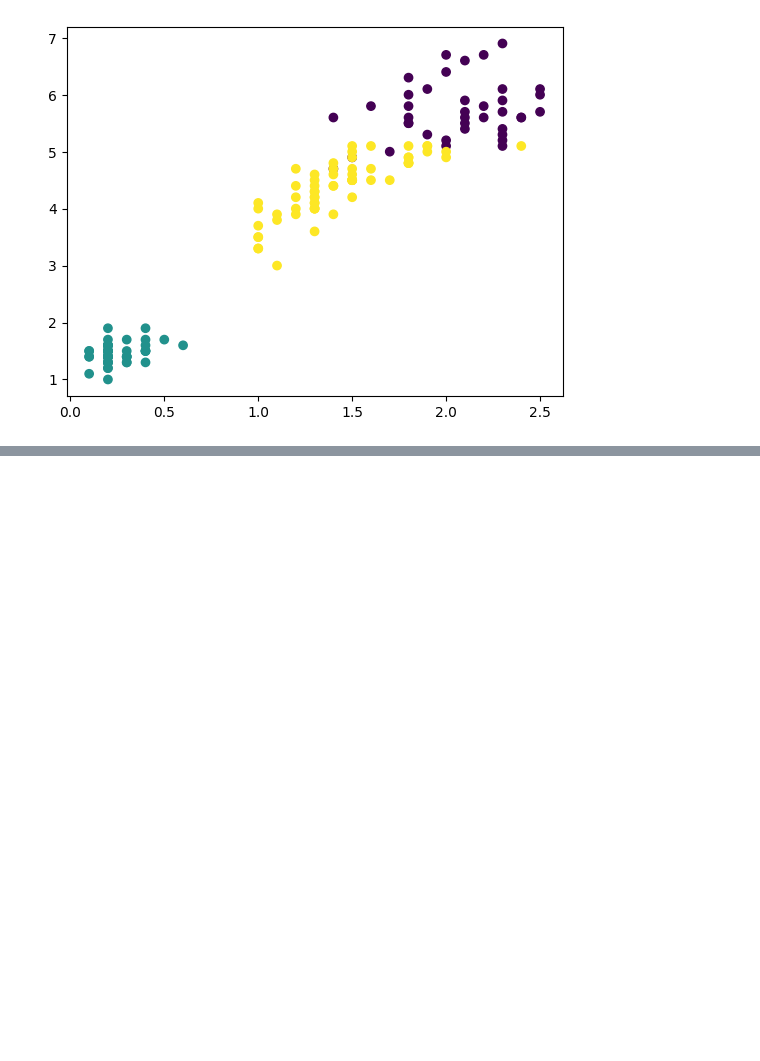
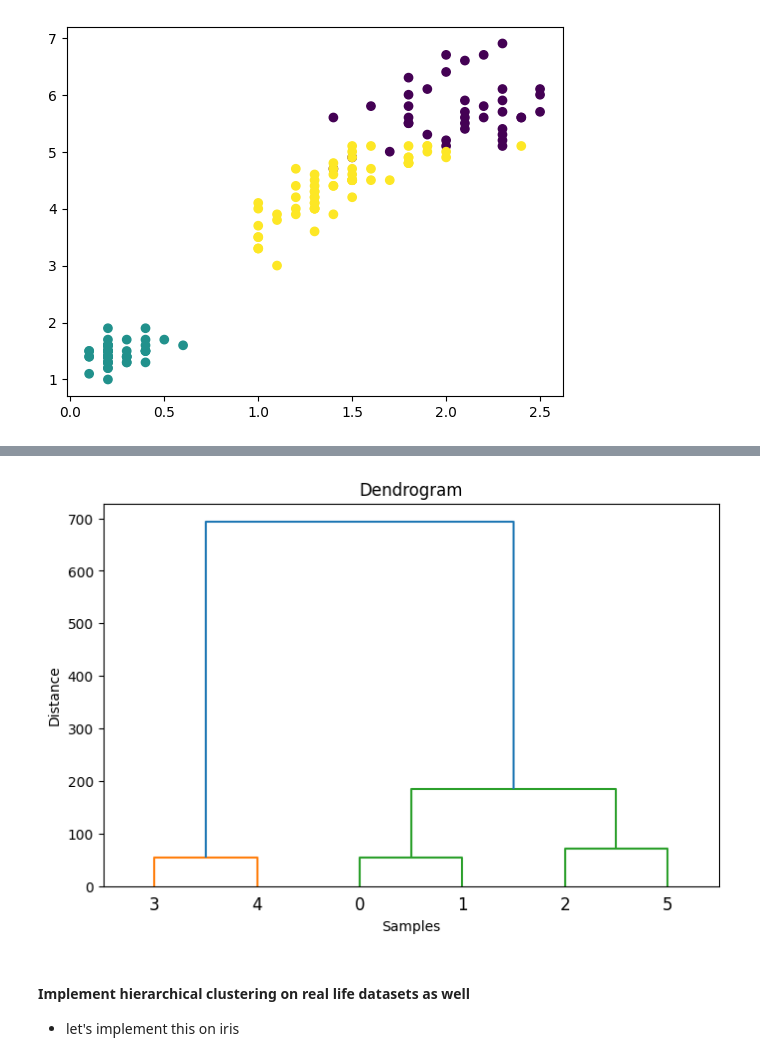
Before and after one commit to najm-s/AIML-nexperts3, a Jupyter notebook: Day 18 - Unsupervised Learning/inclass 1 unsupervised learning - Clustering .ipynb, the cells around one changed output, grey strips where cells are left out. Saved outputs shown, nothing was run; the diff lists cells and outputs as text; code cells hidden in the pictures; blank space fills up the shorter version.

```diff
--- a/Day 18 - Unsupervised Learning/inclass 1 unsupervised learning - Clustering .ipynb
+++ b/Day 18 - Unsupervised Learning/inclass 1 unsupervised learning - Clustering .ipynb
@@ -117,0 +275,15 @@ plt.show()
+# %%
+# Dendrogram
+Z = linkage(data, method='ward')
+plt.figure(figsize=(8, 5))
+
+dendrogram(Z)
+plt.title("Dendrogram")
+plt.xlabel("Samples")
+plt.ylabel("Distance")
+plt.show()
+# %% [output]
+[figure, added]
+# %% [markdown]
+#### Implement hierarchical clustering on real life datasets as well
+- let's implement this on iris
```
Also changed, not shown: parts of 32 cells of this notebook, 1 other file.
